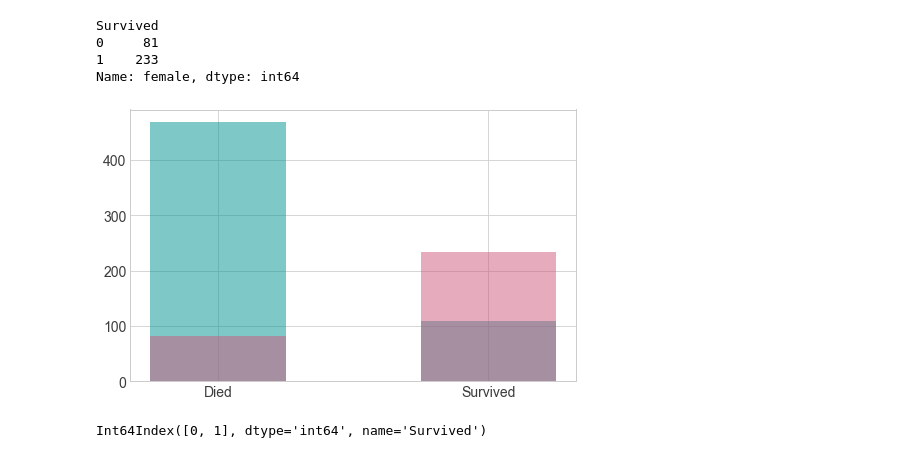
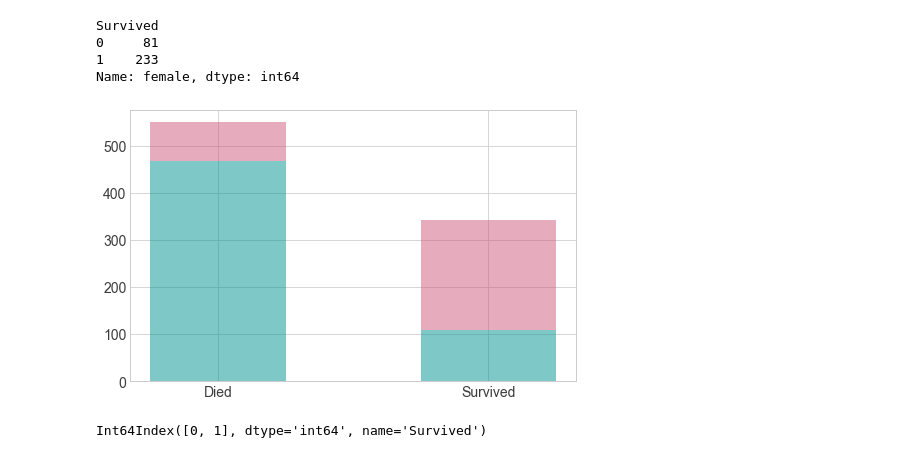
Before and after one commit to francheska-vicente/datapre-notebooks, a Jupyter notebook: 07 - Data Visualization.ipynb, the cells around one changed output. Cells and saved outputs as stored; diff of their text form; code cells hidden in the pictures.

```diff
--- a/07 - Data Visualization.ipynb
+++ b/07 - Data Visualization.ipynb
@@ -577,14 +590,16 @@ Name: female, dtype: int64
 # %%
 fig = plt.figure(figsize=(8, 5))
 ax = fig.add_subplot(111)
 
 ax.bar(male.index, male, color='#009392', alpha=0.5, width=0.5)
-ax.bar(female.index, female, color='#d0587e', alpha=0.5, width=0.5)
+ax.bar(female.index, female, bottom=male, color='#d0587e', alpha=0.5, width=0.5)
 ax.set_xticks([0, 1])
 # ax.set_yticks(np.arange(0, 500, 20))
 ax.set_xticklabels(['Died', 'Survived']);
+
+# -> We can use a stackeed bar chart when there are two keys and two values
 # %% [output]
-[figure, old version]
+[figure, new version]
 # %%
 male.index
 # %% [output]
```
Also changed, not shown: parts of 3 cells of this notebook.
